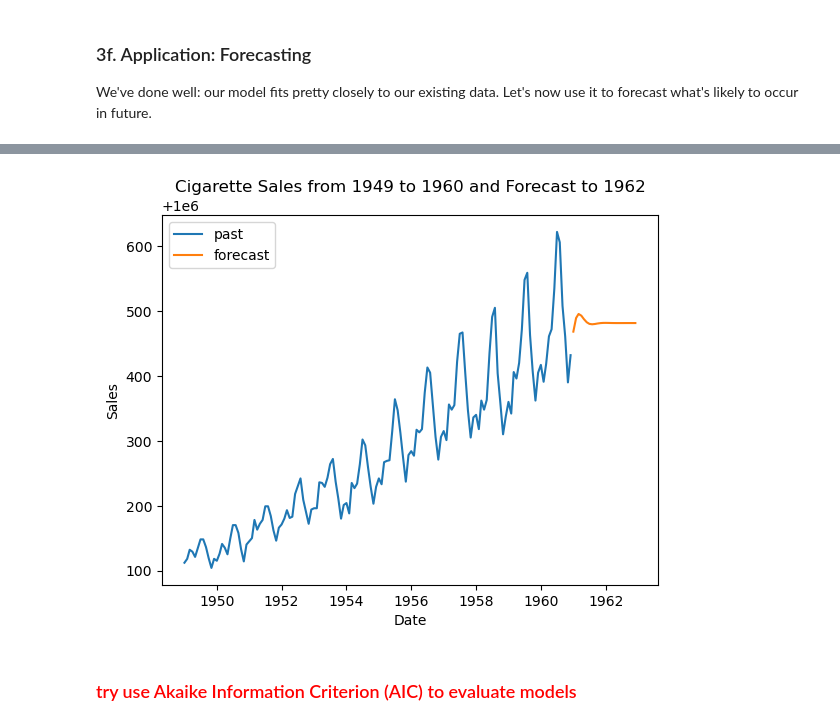
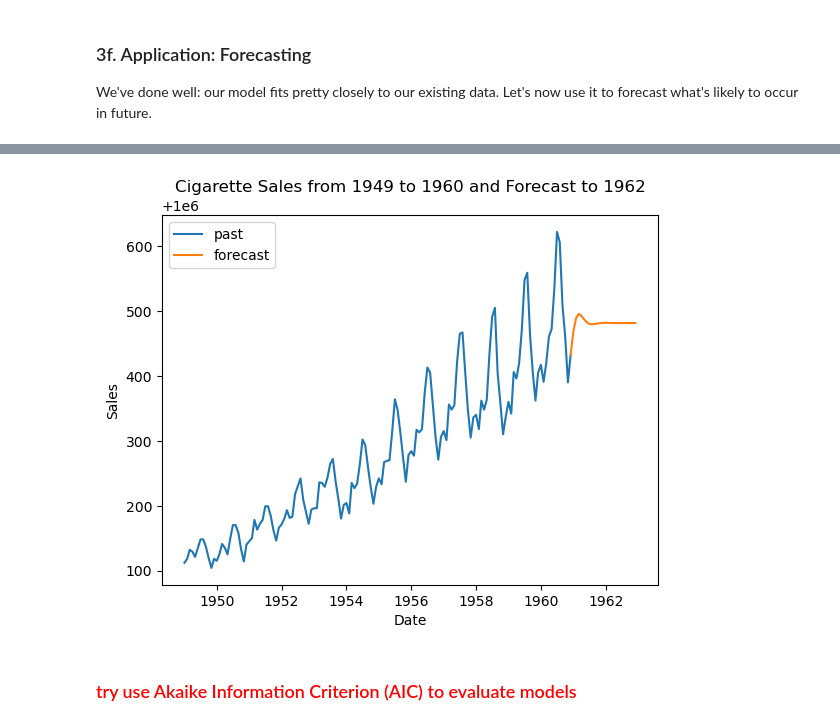
Before and after one commit to tsar1987/Springboard, a Jupyter notebook: Unit 21.1.2_Cowboy_Cigarettes_Case_Study-Tier 3.ipynb, the cells around one changed output, grey strips where cells are left out. Cells and saved outputs as stored; diff of their text form; code cells hidden in the pictures.

```diff
--- a/Unit 21.1.2_Cowboy_Cigarettes_Case_Study-Tier 3.ipynb
+++ b/Unit 21.1.2_Cowboy_Cigarettes_Case_Study-Tier 3.ipynb
@@ -489,6 +498,5 @@ plt.ylabel('Sales');
 
 We've done well: our model fits pretty closely to our existing data. Let's now use it to forecast what's likely to occur in future.
 # %%
-forecast = pd.DataFrame(data=np.exp(result.forecast(24)))
-forecast.columns=['predict_sales']
-forecast
+forecast = np.exp(result.forecast(24))
+forecast = pd.concat([y[[-1]], forecast])
@@ -513,17 +523,17 @@ forecast
 # %%
 # Declare a variable called forecast_period with the amount of months to forecast, and
 # create a range of future dates that is the length of the periods you've chosen to forecast
 # Convert that range into a dataframe that includes your predictions
 # Plot your future predictions
 plt.plot(y, label='past')
-plt.plot(forecast['predict_sales'], label='forecast')
+plt.plot(forecast, label='forecast')
 plt.title('Cigarette Sales from 1949 to 1960 and Forecast to 1962')
 plt.legend()
 plt.xlabel('Date')
 plt.ylabel('Sales')
 plt.show()
 # %% [output]
-[figure, old version]
+[figure, new version]
 # %% [markdown]
 ### <font color=red>try use Akaike Information Criterion (AIC) to evaluate models
 # %%
```
Also changed, not shown: parts of 8 cells of this notebook, 2 other files.
